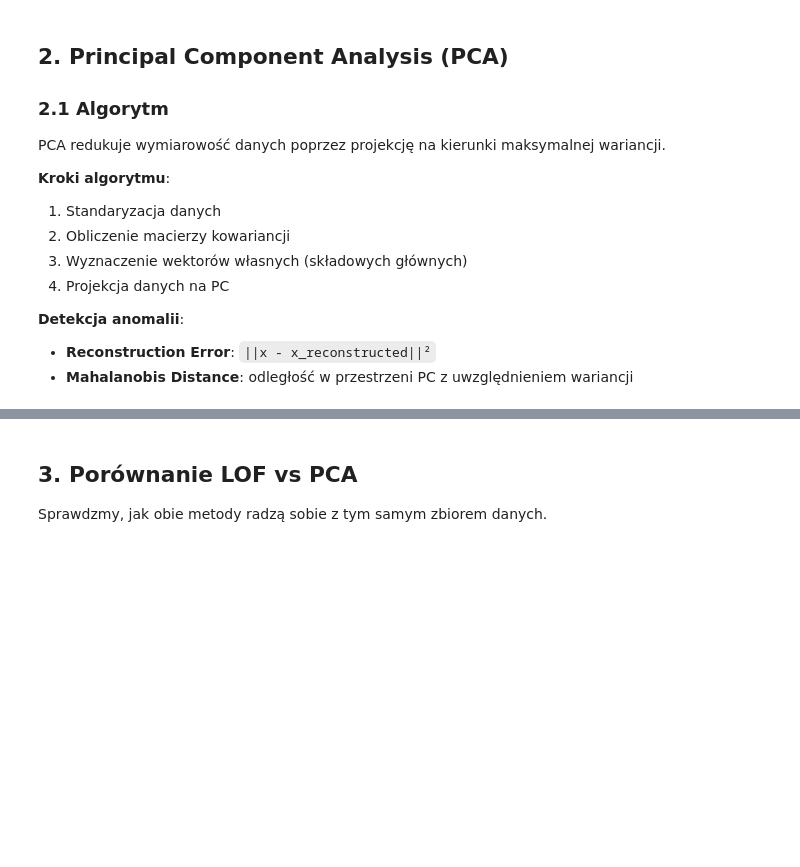
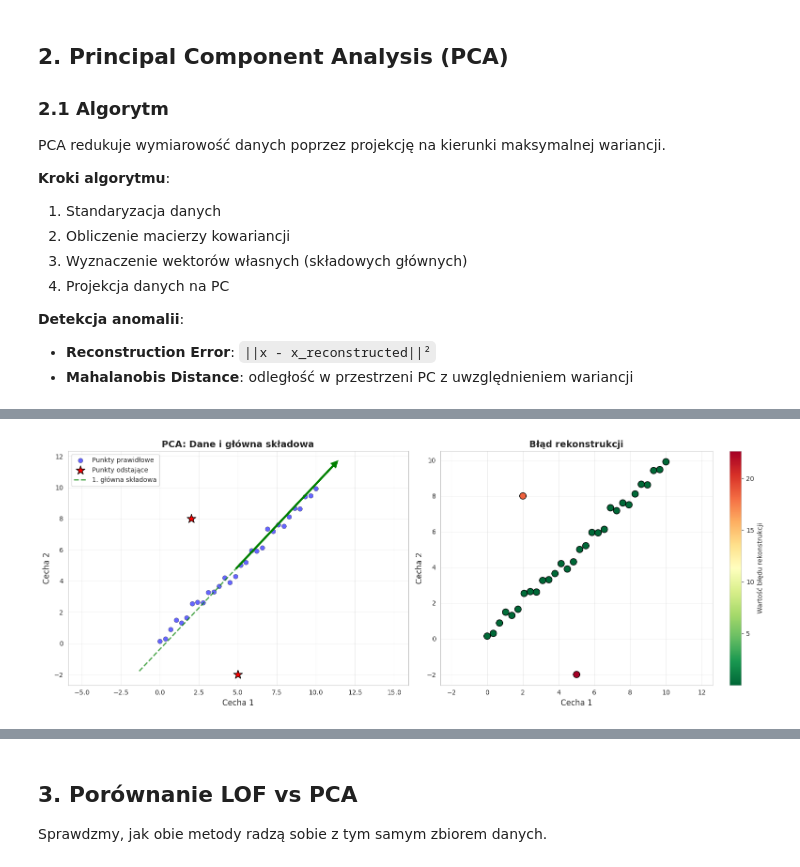
Before and after one commit to MakaronToja2/ml_anomalies, a Jupyter notebook: notebooks/raport2_basic_implementation.ipynb, the cells around one changed output, grey strips where cells are left out. Cells and saved outputs as stored; diff of their text form; code cells hidden in the pictures; blank space fills up the shorter version.

```diff
--- a/notebooks/raport2_basic_implementation.ipynb
+++ b/notebooks/raport2_basic_implementation.ipynb
@@ -209,11 +279,11 @@ PCA redukuje wymiarowość danych poprzez projekcję na kierunki maksymalnej war
 - **Reconstruction Error**: `||x - x_reconstructed||²`
 - **Mahalanobis Distance**: odległość w przestrzeni PC z uwzględnieniem wariancji
 # %%
-# Test 4: PCA - Reconstruction Error
-print("\nTest 4: PCA - Reconstruction Error Method")
+# Test 4: PCA – metoda błędu rekonstrukcji
+print("\nTest 4: PCA – metoda błędu rekonstrukcji")
 print("=" * 50)
 
-# Create data along main axis with outlier perpendicular
+# Dane: punkty wzdłuż głównej osi + punkty odstające prostopadłe
 np.random.seed(42)
 X_line = np.column_stack([
     np.linspace(0, 10, 30),
@@ -225,50 +295,73 @@ X_outliers_pca = np.array([
 ])
 X_pca = np.vstack([X_line, X_outliers_pca])
 
-# Fit PCA
+# Dopasowanie modelu PCA (1 składowa, metoda rekonstrukcji)
 pca = PCAAnomaly(n_components=1, method='reconstruction')
 pca.fit(X_pca)
 
-# Get reconstruction errors
+# Obliczenie błędów rekonstrukcji
 errors = pca.reconstruction_error(X_pca)
 scores = pca.score_samples(X_pca)
 
-print(f"\nExplained variance ratio: {pca.explained_variance_ratio_[0]:.3f}")
-print(f"Mean reconstruction error (inliers): {np.mean(errors[:30]):.4f}")
-print(f"Reconstruction errors (outliers): {errors[30:]}")
+print(f"\nUdział wyjaśnionej wariancji: {pca.explained_variance_ratio_[0]:.3f}")
+print(f"Średni błąd rekonstrukcji (punkty prawidłowe): {np.mean(errors[:30]):.4f}")
+print(f"Błędy rekonstrukcji (punkty odstające): {errors[30:]}")
 
-# Visualization
+# Wizualizacja wyników
 fig, axes = plt.subplots(1, 2, figsize=(16, 6))
 
-# Plot 1: Data with PC direction
-axes[0].scatter(X_pca[:30, 0], X_pca[:30, 1], c='blue', s=50,
-               alpha=0.6, label='Inliers', edgecolors='black', linewidths=0.5)
-axes[0].scatter(X_pca[30:, 0], X_pca[30:, 1], c='red', s=200,
-               marker='*', label='Outliers', edgecolors='black', linewidths=1)
+# --- Wykres 1: Dane z kierunkiem głównej składowej ---
+axes[0].scatter(
+    X_pca[:30, 0], X_pca[:30, 1],
+    c='blue', s=50, alpha=0.6,
+    label='Punkty prawidłowe',
+    edgecolors='black', linewidths=0.5
+)
+axes[0].scatter(
+    X_pca[30:, 0], X_pca[30:, 1],
+    c='red', s=200, marker='*',
+    label='Punkty odstające',
+    edgecolors='black', linewidths=1
+)
 
-# Plot principal component
+# Główna składowa (pierwszy wektor własny)
 mean = pca.mean_
-pc = pca.components_[0] * pca.std_  # Unstandardize for plotting
-axes[0].arrow(mean[0], mean[1], pc[0]*3, pc[1]*3,
-             head_width=0.3, head_length=0.3, fc='green', ec='green', linewidth=3)
-axes[0].plot([mean[0] - pc[0]*3, mean[0] + pc[0]*3],
-            [mean[1] - pc[1]*3, mean[1] + pc[1]*3],
-            'g--', linewidth=2, label='1st Principal Component', alpha=0.7)
+pc = pca.components_[0] * pca.std_  # Odstandaryzowanie dla wizualizacji
+axes[0].arrow(
+    mean[0], mean[1],
+    pc[0]*3, pc[1]*3,
+    head_width=0.3, head_length=0.3,
+    fc='green', ec='green', linewidth=3
+)
+axes[0].plot(
+    [mean[0] - pc[0]*3, mean[0] + pc[0]*3],
+    [mean[1] - pc[1]*3, mean[1] + pc[1]*3],
+    'g--', linewidth=2,
+    label='1. główna składowa',
+    alpha=0.7
+)
 
-axes[0].set_xlabel('Feature 1', fontsize=12)
-axes[0].set_ylabel('Feature 2', fontsize=12)
-axes[0].set_title('PCA: Data and Principal Component', fontsize=14, fontweight='bold')
+axes[0].set_xlabel('Cecha 1', fontsize=12)
+axes[0].set_ylabel('Cecha 2', fontsize=12)
+axes[0].set_title('PCA: Dane i główna składowa', fontsize=14, fontweight='bold')
 axes[0].legend(fontsize=10)
 axes[0].grid(True, alpha=0.3)
+axes[0].axis('equal')
 
-# Plot 2: Reconstruction errors
-scatter2 = axes[1].scatter(X_pca[:, 0], X_pca[:, 1], c=errors, s=100,
-                          cmap='RdYlGn_r', edgecolors='black', linewidths=1)
-axes[1].set_xlabel('Feature 1', fontsize=12)
-axes[1].set_ylabel('Feature 2', fontsize=12)
-axes[1].set_title('Reconstruction Error', fontsize=14, fontweight='bold')
-plt.colorbar(scatter2, ax=axes[1], label='Reconstruction Error')
+# --- Wykres 2: Błąd rekonstrukcji ---
+scatter2 = axes[1].scatter(
+    X_pca[:, 0], X_pca[:, 1],
+    c=errors, s=100,
+    cmap='RdYlGn_r',
+    edgecolors='black', linewidths=1
+)
+axes[1].set_xlabel('Cecha 1', fontsize=12)
+axes[1].set_ylabel('Cecha 2', fontsize=12)
+axes[1].set_title('Błąd rekonstrukcji', fontsize=14, fontweight='bold')
+plt.colorbar(scatter2, ax=axes[1], label='Wartość błędu rekonstrukcji')
 axes[1].grid(True, alpha=0.3)
+axes[1].axis('equal')
 
 plt.tight_layout()
 plt.show()
+# %% [output]
@@ -275 +374,2 @@ plt.show()
+[figure, added]
 # %%
```
Also changed, not shown: parts of 9 cells of this notebook.
